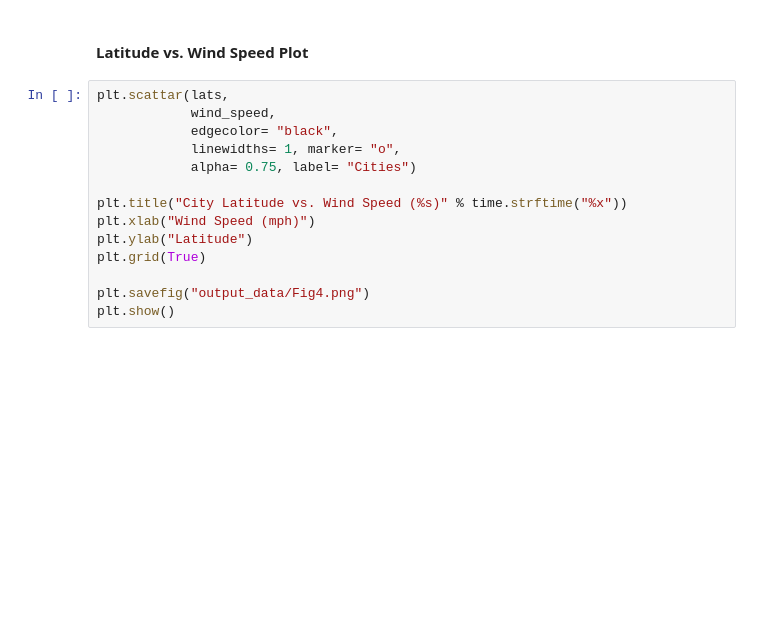
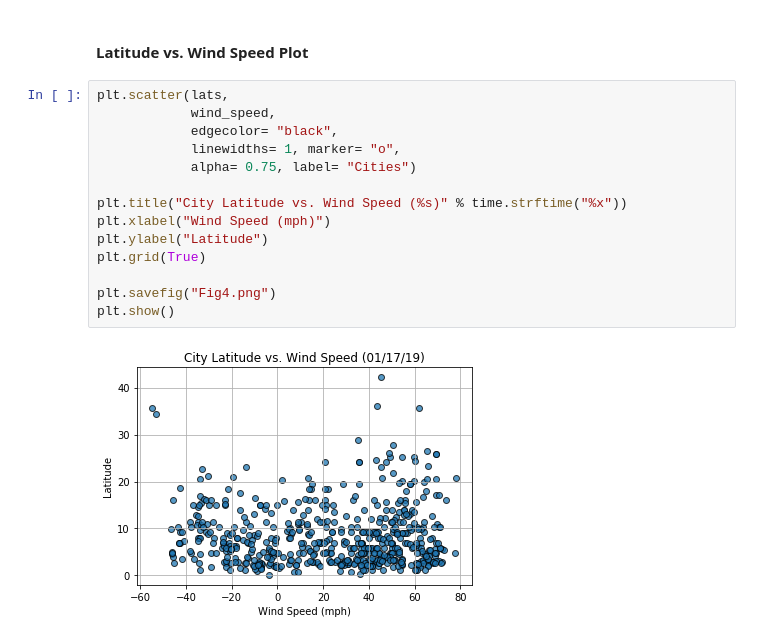
Before and after one commit to usama-ali/API, a Jupyter notebook: API.ipynb, the cells around one changed output. Cells and saved outputs as stored; diff of their text form; blank space fills up the shorter version.

```diff
--- a/API.ipynb
+++ b/API.ipynb
@@ -204,16 +227,18 @@ plt.show()
 # %% [markdown]
 #### Latitude vs. Wind Speed Plot
 # %%
-plt.scattar(lats,
+plt.scatter(lats,
             wind_speed,
             edgecolor= "black",
             linewidths= 1, marker= "o",
             alpha= 0.75, label= "Cities")
 
 plt.title("City Latitude vs. Wind Speed (%s)" % time.strftime("%x"))
-plt.xlab("Wind Speed (mph)")
-plt.ylab("Latitude")
+plt.xlabel("Wind Speed (mph)")
+plt.ylabel("Latitude")
 plt.grid(True)
 
-plt.savefig("output_data/Fig4.png")
+plt.savefig("Fig4.png")
 plt.show()
+# %% [output]
+[figure, added]
```
Also changed, not shown: parts of 8 cells of this notebook, 4 other files.
